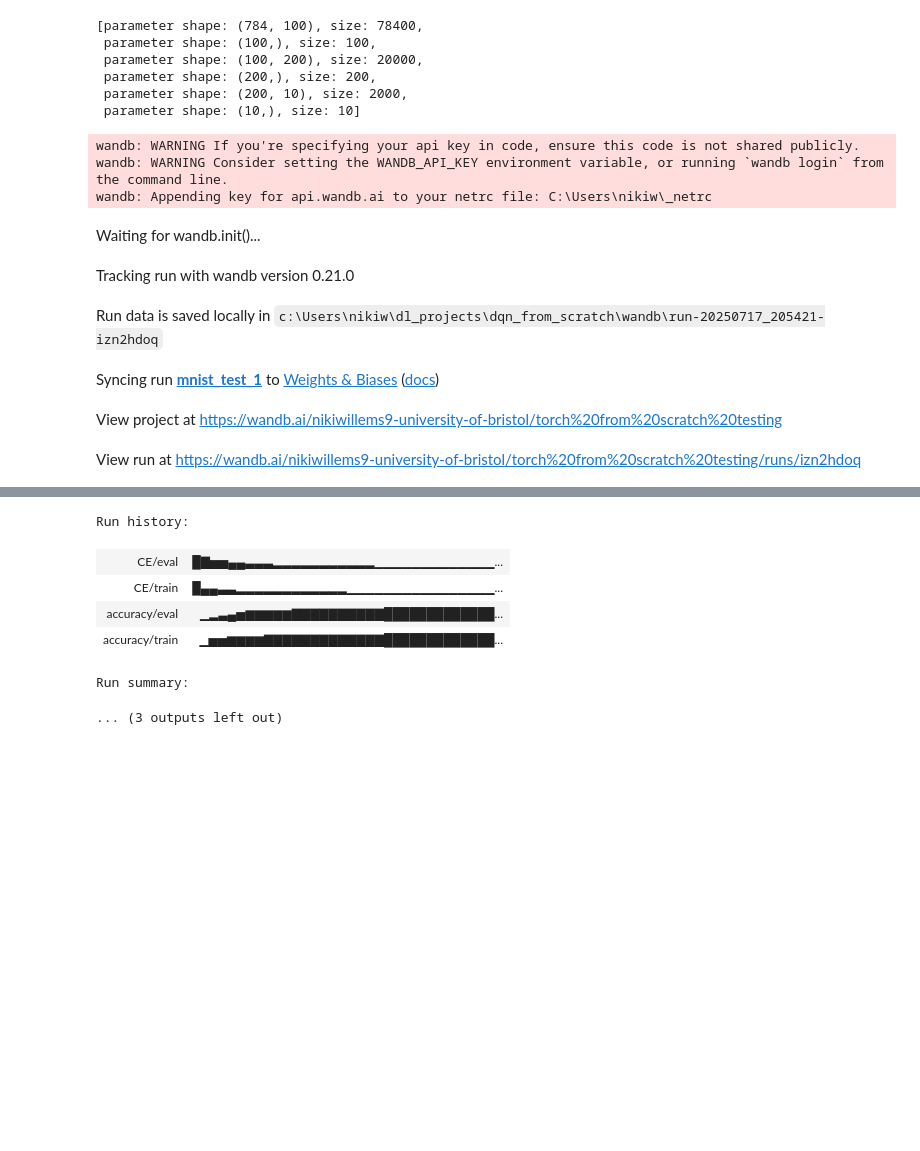
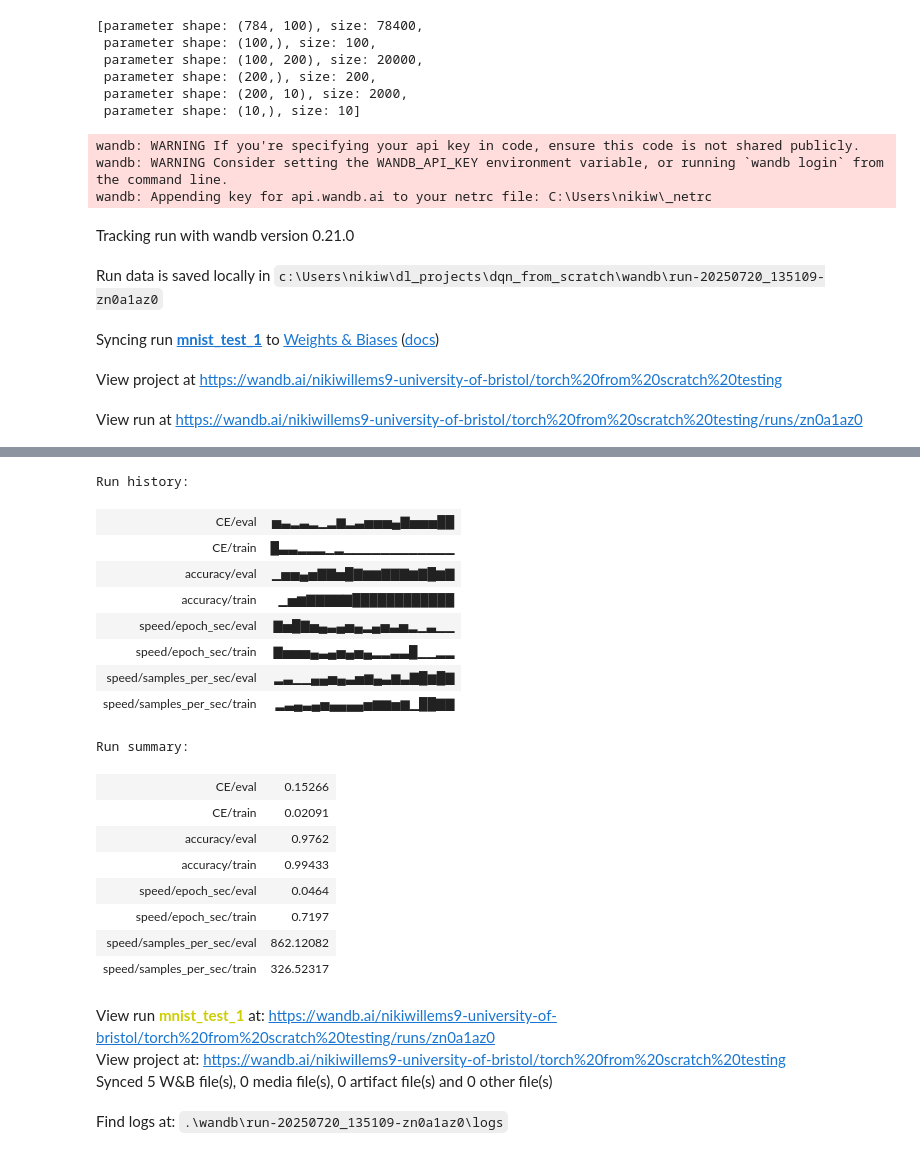
Before and after one commit to NikWill2003/NumTorch, a Jupyter notebook: test.ipynb, the cells around one changed output, grey strips where cells are left out. Saved outputs shown, nothing was run; the diff lists cells and outputs as text; code cells hidden in the pictures; blank space fills up the shorter version.

```diff
--- a/test.ipynb
+++ b/test.ipynb
@@ -351,3 +367,13 @@ class SoftMax():
         x = x.exp()
         norm_c = x.sum(axis=-1, keepdims=True)
         return x / norm_c
+# %%
+def one_hot_encode(array, num_c):
+    one_hot = np.zeros(shape=(array.size, num_c))
+    for idx, i in enumerate(array):
+        one_hot[idx, i] = 1
+    return one_hot
+
+y = np.arange(10)
+print(y)
+print(one_hot_encode(y, 10))
@@ -354,19 +392,32 @@ class SoftMax():
 # %%
+def one_hot_encode(array, num_c):
+    one_hot = np.zeros(shape=(array.size, num_c))
+    for idx, i in enumerate(array):
+        one_hot[idx, i] = 1
+    return one_hot
+
+dtype_eps = {'float16': 1e-4,
+             'float32': 1e-7,
+             'float64': 1e-15}[DTYPE]
+
 class SoftMaxCrossEntropy():
     def __call__(self, z: Tensor, y) -> Tensor:
-        '''logits z, shape (B, C), true lables y, shape (B, C)'''
+        '''logits z, shape (B, C), true lables y, shape (B)'''
+        # y = one_hot_encode(y, z.shape[-1]) #shape (B, C)
         loss = (-(z * y).sum(axis=-1) + ((z.exp()).sum(axis=-1)).log()).mean()
         return loss
 
 class CrossEntropy():
     def __call__(self, q: Tensor, y) -> Tensor:
-        '''pred q, shape (B, C), true lables y, shape (B, C)'''
-        loss = -(y * q.log()).sum(axis=-1).mean()
+        '''pred q, shape (B, C), true lables y, shape (B)'''
+        # y = Tensor(one_hot_encode(y, q.shape[-1])) #shape (B, C)
+        loss = -(y * (q+dtype_eps).log()).sum(axis=-1).mean()
+
         return loss
 
 class MeanSquaredError():
     def __call__(self, q: Tensor, y) -> Tensor:
-        '''pred q, shape (B, C), true lables y, shape (B, C)'''
+        '''pred q, shape (B, C), true values y, shape (B, C)'''
         loss = ((q - y) ** 2).sum(axis=-1).mean()
         return loss
 
@@ -601,7 +652,8 @@ def one_hot_encode(array, num_c):
         one_hot[idx, i] = 1
     return one_hot
 
-def train_test_step(meter, train, nn, loader, loss_fn, optimiser):
+def train_test_step(meter:MultiAverageMeter, train, nn, loader, loss_fn, optimiser):
+    start = time.time()
     if train:
         nn.train()
     else:
@@ -622,7 +674,9 @@ def train_test_step(meter, train, nn, loader, loss_fn, optimiser):
 
         meter.update('CE', loss.item(), y.shape[0])
         meter.update('accuracy', acc, y.shape[0])
-
+    end = time.time()
+    meter.update('speed/epoch_sec', end - start)
+    meter.update('speed/samples_per_sec', len(loader) / (end - start))
     return meter.get_log_str()
 
 def train_nn(epochs):
@@ -641,8 +695,8 @@ def train_nn(epochs):
 
     nn = Sequential([Affine(784, 100), Relu(), Affine(100, 200), Relu(), Affine(200, 10), SoftMax()])
     loss_fn = CrossEntropy()
-    # optimiser = Adam(nn.params)
-    optimiser = SGD(nn.params, lr=0.05)
+    optimiser = Adam(nn.params)
+    # optimiser = SGD(nn.params, lr=0.05)
 
     for t in range(epochs):
         print(f'epoch: {t}')
@@ -660,15 +714,14 @@ def train_nn(epochs):
 
     wandb_logger.finish()
 # %%
-train_nn(50)
+train_nn(20)
 # %% [output]
 wandb: WARNING If you're specifying your api key in code, ensure this code is not shared publicly.
 wandb: WARNING Consider setting the WANDB_API_KEY environment variable, or running `wandb login` from the command line.
 wandb: Appending key for api.wandb.ai to your netrc file: C:\Users\nikiw\_netrc
-Waiting for wandb.init()...
+Tracking run with wandb version 0.21.0
-Tracking run with wandb version 0.21.0
+Run data is saved locally in c:\Users\nikiw\dl_projects\dqn_from_scratch\wandb\run-20250720_135109-zn0a1az0
-Run data is saved locally in c:\Users\nikiw\dl_projects\dqn_from_scratch\wandb\run-20250717_205421-izn2hdoq
+Syncing run mnist_test_1 to Weights & Biases (docs)
-Syncing run mnist_test_1 to Weights & Biases (docs)
+View project at https://wandb.ai/nikiwillems9-university-of-bristol/torch%20from%20scratch%20testing
-View project at https://wandb.ai/nikiwillems9-university-of-bristol/torch%20from%20scratch%20testing
+View run at https://wandb.ai/nikiwillems9-university-of-bristol/torch%20from%20scratch%20testing/runs/zn0a1az0
-View run at https://wandb.ai/nikiwillems9-university-of-bristol/torch%20from%20scratch%20testing/runs/izn2hdoq
 epoch: 0
@@ -691,8 +744,23 @@ test: CE : 0.0774 accuracy : 0.9772
 [interactive output not drawn]
 Run history:
-| CE/eval | █▇▅▅▄▄▃▃▃▂▂▂▂▂▂▂▂▂▂▂▁▁▁▁▁▁▁▁▁▁▁▁▁... |
-| CE/train | █▄▄▃▃▂▂▂▂▂▂▂▂▂▂▂▂▁▁▁▁▁▁▁▁▁▁▁▁▁▁▁▁... |
-| accuracy/eval | ▁▂▃▄▅▆▆▆▆▆▇▇▇▇▇▇▇▇▇▇█████████████... |
-| accuracy/train | ▁▅▅▆▆▆▆▇▇▇▇▇▇▇▇▇▇▇▇▇█████████████... |
+| CE/eval | ▅▃▂▃▂▁▂▆▂▃▅▅▅▄▇▅▅▅██ |
+| CE/train | █▃▃▂▂▂▁▂▁▁▁▁▁▁▁▁▁▁▁▁ |
+| accuracy/eval | ▁▅▅▄▅▇▇▅█▇▆▆▇▇▇▆▇█▆▇ |
+| accuracy/train | ▁▅▆▇▇▇▇▇████████████ |
+| speed/epoch_sec/eval | ▇▅█▇▅▄▃▄▅▄▂▄▅▃▅▂▁▃▁▁ |
+| speed/epoch_sec/train | ▇▅▅▅▄▃▄▅▄▅▄▂▂▃▃█▁▁▂▂ |
+| speed/samples_per_sec/eval | ▂▃▁▁▄▄▅▄▃▅▆▄▃▆▃▇█▆█▇ |
+| speed/samples_per_sec/train | ▂▃▄▃▄▅▄▄▄▄▅▆▆▅▆▁██▇▇ |
 Run summary:
-... (3 outputs left out)
+| CE/eval | 0.15266 |
+| CE/train | 0.02091 |
+| accuracy/eval | 0.9762 |
+| accuracy/train | 0.99433 |
+| speed/epoch_sec/eval | 0.0464 |
+| speed/epoch_sec/train | 0.7197 |
+| speed/samples_per_sec/eval | 862.12082 |
+| speed/samples_per_sec/train | 326.52317 |
+View run mnist_test_1 at: https://wandb.ai/nikiwillems9-university-of-bristol/torch%20from%20scratch%20testing/runs/zn0a1az0
+View project at: https://wandb.ai/nikiwillems9-university-of-bristol/torch%20from%20scratch%20testing
+Synced 5 W&B file(s), 0 media file(s), 0 artifact file(s) and 0 other file(s)
+Find logs at: .\wandb\run-20250720_135109-zn0a1az0\logs
```
Also changed, not shown: parts of 6 cells of this notebook, 1 other file.
